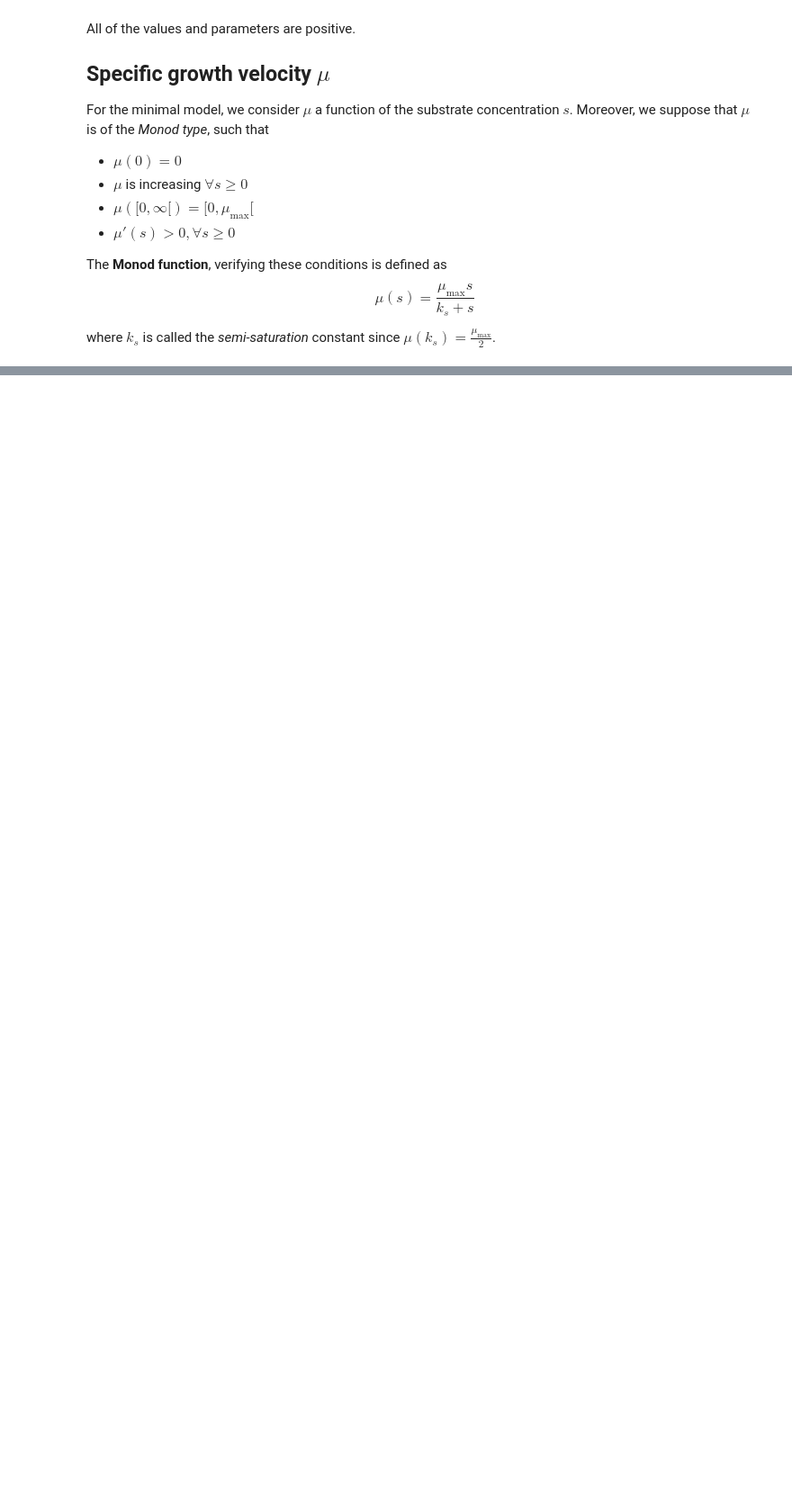
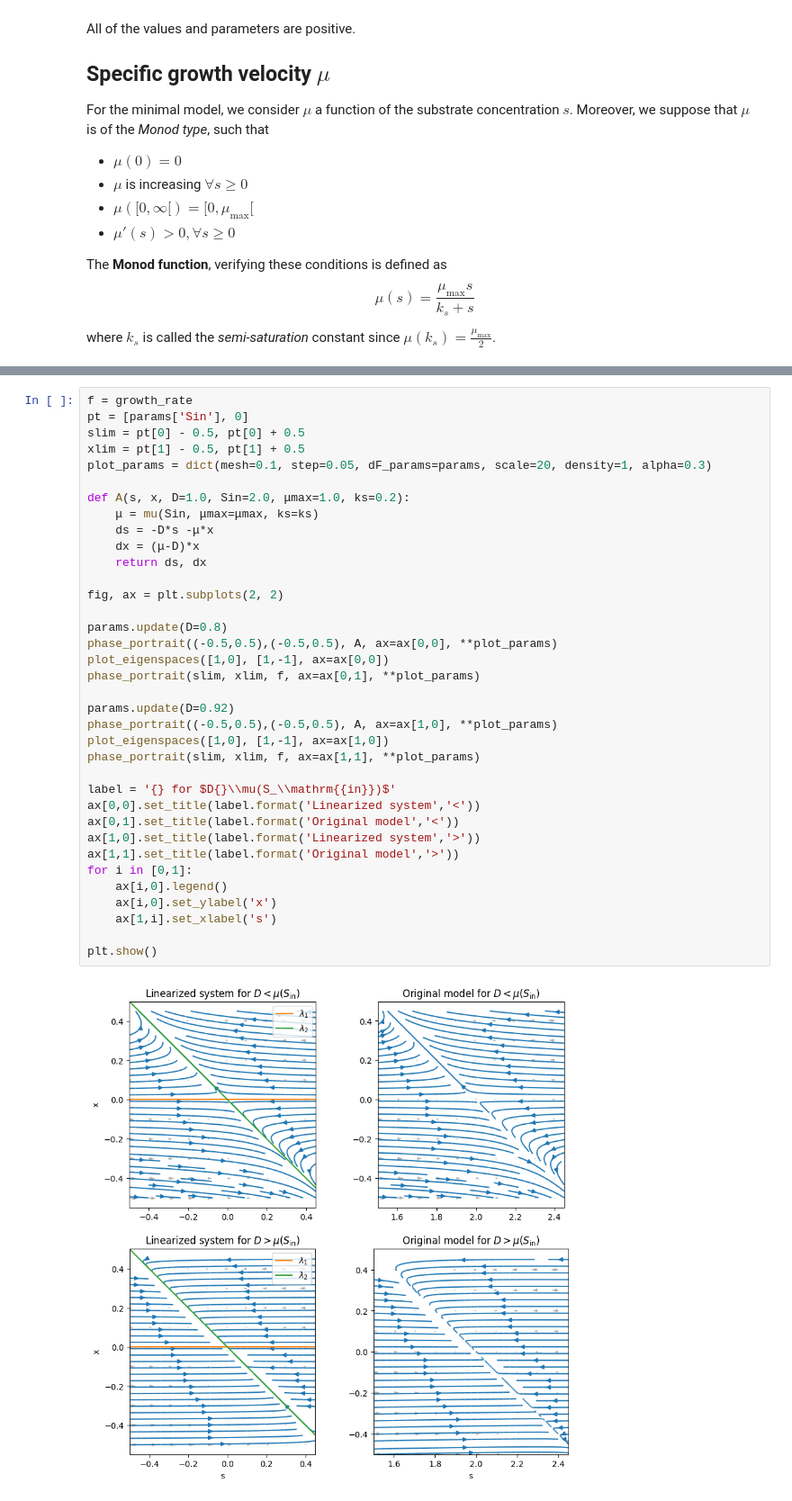
Before and after one commit to rand-asswad/chemostat-models, a Jupyter notebook: notebooks/growth_single_minimal.ipynb, the cells around one changed output, grey strips where cells are left out. Shown at 90% size. Drawn from its saved outputs; the diff is of its cells as text; blank space fills up the shorter version.

```diff
--- a/notebooks/growth_single_minimal.ipynb
+++ b/notebooks/growth_single_minimal.ipynb
@@ -138,0 +254,38 @@ plt.rcParams["figure.figsize"]=10,10
+# %%
+f = growth_rate
+pt = [params['Sin'], 0]
+slim = pt[0] - 0.5, pt[0] + 0.5
+xlim = pt[1] - 0.5, pt[1] + 0.5
+plot_params = dict(mesh=0.1, step=0.05, dF_params=params, scale=20, density=1, alpha=0.3)
+
+def A(s, x, D=1.0, Sin=2.0, μmax=1.0, ks=0.2):
+    μ = mu(Sin, μmax=μmax, ks=ks)
+    ds = -D*s -μ*x
+    dx = (μ-D)*x
+    return ds, dx
+
+fig, ax = plt.subplots(2, 2)
+
+params.update(D=0.8)
+phase_portrait((-0.5,0.5),(-0.5,0.5), A, ax=ax[0,0], **plot_params)
+plot_eigenspaces([1,0], [1,-1], ax=ax[0,0])
+phase_portrait(slim, xlim, f, ax=ax[0,1], **plot_params)
+
+params.update(D=0.92)
+phase_portrait((-0.5,0.5),(-0.5,0.5), A, ax=ax[1,0], **plot_params)
+plot_eigenspaces([1,0], [1,-1], ax=ax[1,0])
+phase_portrait(slim, xlim, f, ax=ax[1,1], **plot_params)
+
+label = '{} for $D{}\\mu(S_\\mathrm{{in}})$'
+ax[0,0].set_title(label.format('Linearized system','<'))
+ax[0,1].set_title(label.format('Original model','<'))
+ax[1,0].set_title(label.format('Linearized system','>'))
+ax[1,1].set_title(label.format('Original model','>'))
+for i in [0,1]:
+    ax[i,0].legend()
+    ax[i,0].set_ylabel('x')
+    ax[1,i].set_xlabel('s')
+
+plt.show()
+# %% [output]
+[figure, added]
```
Also changed, not shown: parts of 11 cells of this notebook, 3 other files.
